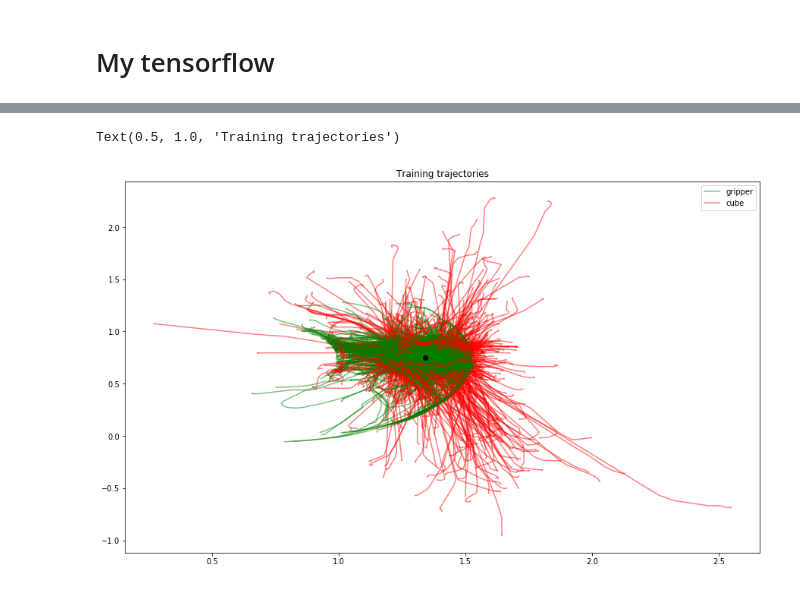
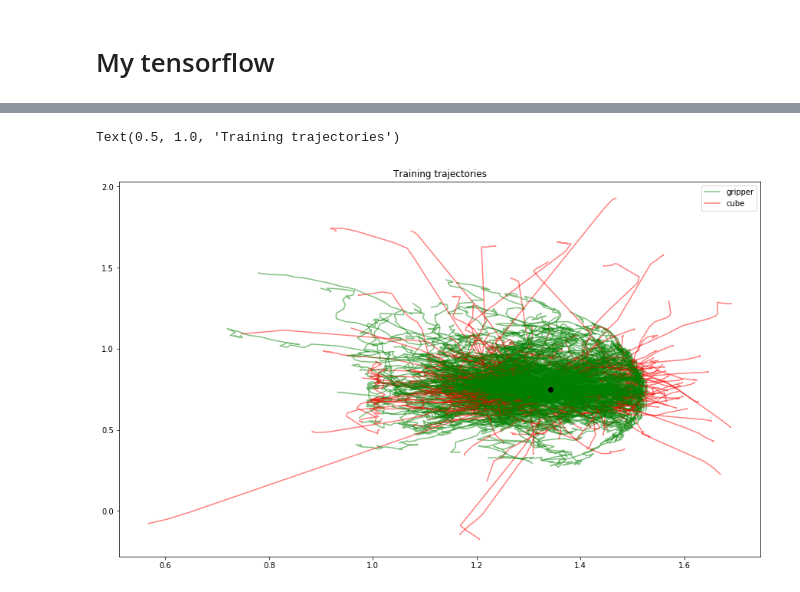
Before and after one commit to TimotheeAnne/stage-m2, a Jupyter notebook: mypets/plotter.ipynb, the cells around one changed output, grey strips where cells are left out. Drawn from its saved outputs; the diff is of its cells as text; code cells hidden in the pictures.

```diff
--- a/mypets/plotter.ipynb
+++ b/mypets/plotter.ipynb
@@ -1048,0 +1082,12 @@ plot_episodes_errors(subdirs,names,np.mean,0)
+# %%
+TNs, FPs, FNs, TPs = [],[],[],[]
+
+for i in range(100):
+    filename = "/home/tim/Documents/stage-m2/tf_test/log/2019-04-19 11:42:18.197483/confusion_matrix"+str(i)+".pk"
+
+    with open(filename, 'rb') as fr:
+        [[TN,FP],[FN,TP]] = pickle.load(fr)
+    TNs.append(TN)
+    FPs.append(FP)
+    FNs.append(FN)
+    TPs.append(TP)
@@ -1049,19 +1104,21 @@ plot_episodes_errors(subdirs,names,np.mean,0)
 # %%
-f = open("./data/transition_multi25_0noise_train.pk" , 'rb')
-[true_traj,Acs] = pickle.load(f)
-f.close()
-true_traj = np.array(true_traj)
+filename = "/home/tim/Documents/stage-m2/multi-task-her-rl/src/data/MultiTaskFetchArmNLP1-v0/16700/train_episodes10.pk"
+
+with open(filename, 'rb') as fr:
+    Episodes = pickle.load(fr)
+
+true_traj = Episodes['o']
 fig,axarr = plt.subplots(1,1,figsize=FIGSIZE)
 
 plt.scatter(true_traj[0,0,0],true_traj[0,0,1], zorder=3, c='black')
 plt.plot(true_traj[0,:,0],true_traj[0,:,1] , c="green",alpha=0.5, label="gripper")
 plt.plot(true_traj[0,:,3],true_traj[0,:,4] , c="red",alpha=0.5, label="cube")
-for j in range(1,len(true_traj)):
+for j in range(len(true_traj)):
     plt.plot(true_traj[j,:,0],true_traj[j,:,1] , c="green",alpha=0.5)
     if np.max( np.linalg.norm(true_traj[j,1:,3:5]-true_traj[j,:-1,3:5], axis=1))>0:
         plt.plot(true_traj[j,:,3],true_traj[j,:,4] , c="red",alpha=0.5)
 plt.legend()
 plt.title("Training trajectories")
 # %% [output]
 Text(0.5, 1.0, 'Training trajectories')
-[figure, old version]
+[figure, new version]
```
Also changed, not shown: parts of 14 cells of this notebook, 4 other files.
